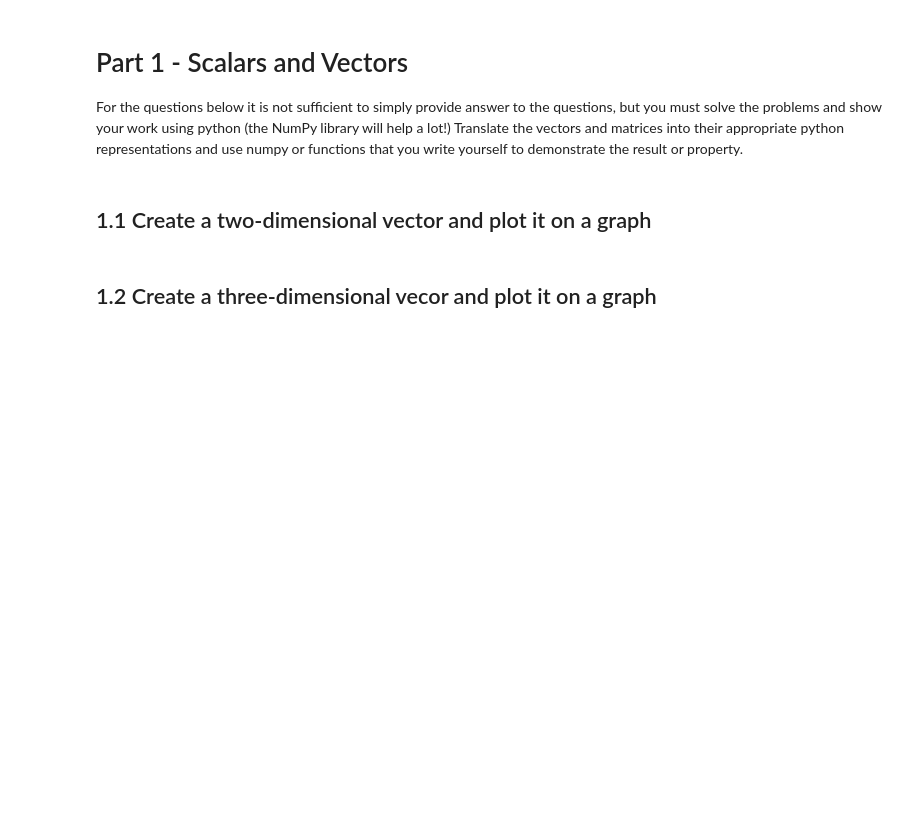
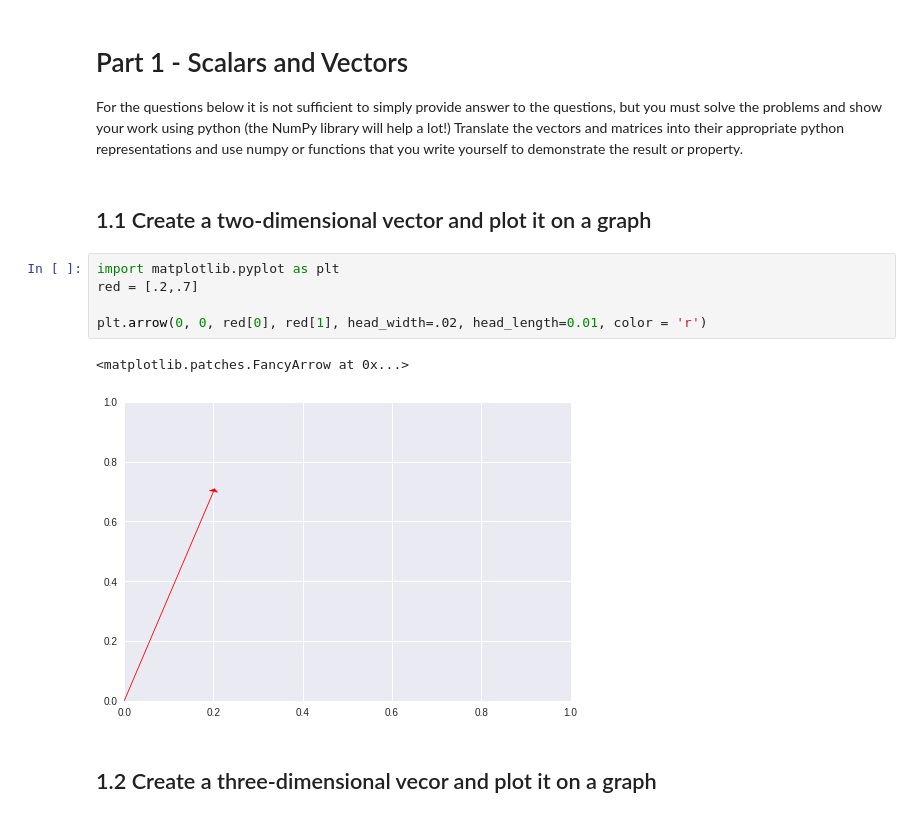
Before and after one commit to bloominstituteoftechnology/DS-Unit-1-Sprint-4-Linear-Algebra, a Jupyter notebook: module1-linear-algebra-review/Linear_Algebra_Assignment.ipynb, the cells around one changed output. Saved outputs shown, nothing was run; the diff lists cells and outputs as text; blank space fills up the shorter version.

```diff
--- a/module1-linear-algebra-review/Linear_Algebra_Assignment.ipynb
+++ b/module1-linear-algebra-review/Linear_Algebra_Assignment.ipynb
@@ -4,5 +6,13 @@
 For the questions below it is not sufficient to simply provide answer to the questions, but you must solve the problems and show your work using python (the NumPy library will help a lot!) Translate the vectors and matrices into their appropriate python  representations and use numpy or functions that you write yourself to demonstrate the result or property.
 # %% [markdown]
 ## 1.1 Create a two-dimensional vector and plot it on a graph
+# %%
+import matplotlib.pyplot as plt
+red = [.2,.7]
+
+plt.arrow(0, 0, red[0], red[1], head_width=.02, head_length=0.01, color = 'r')
+# %% [output]
+<matplotlib.patches.FancyArrow at 0x...>
+[figure, added]
 # %% [markdown]
 ## 1.2 Create a three-dimensional vecor and plot it on a graph
```
Also changed, not shown: parts of 25 cells of this notebook.
